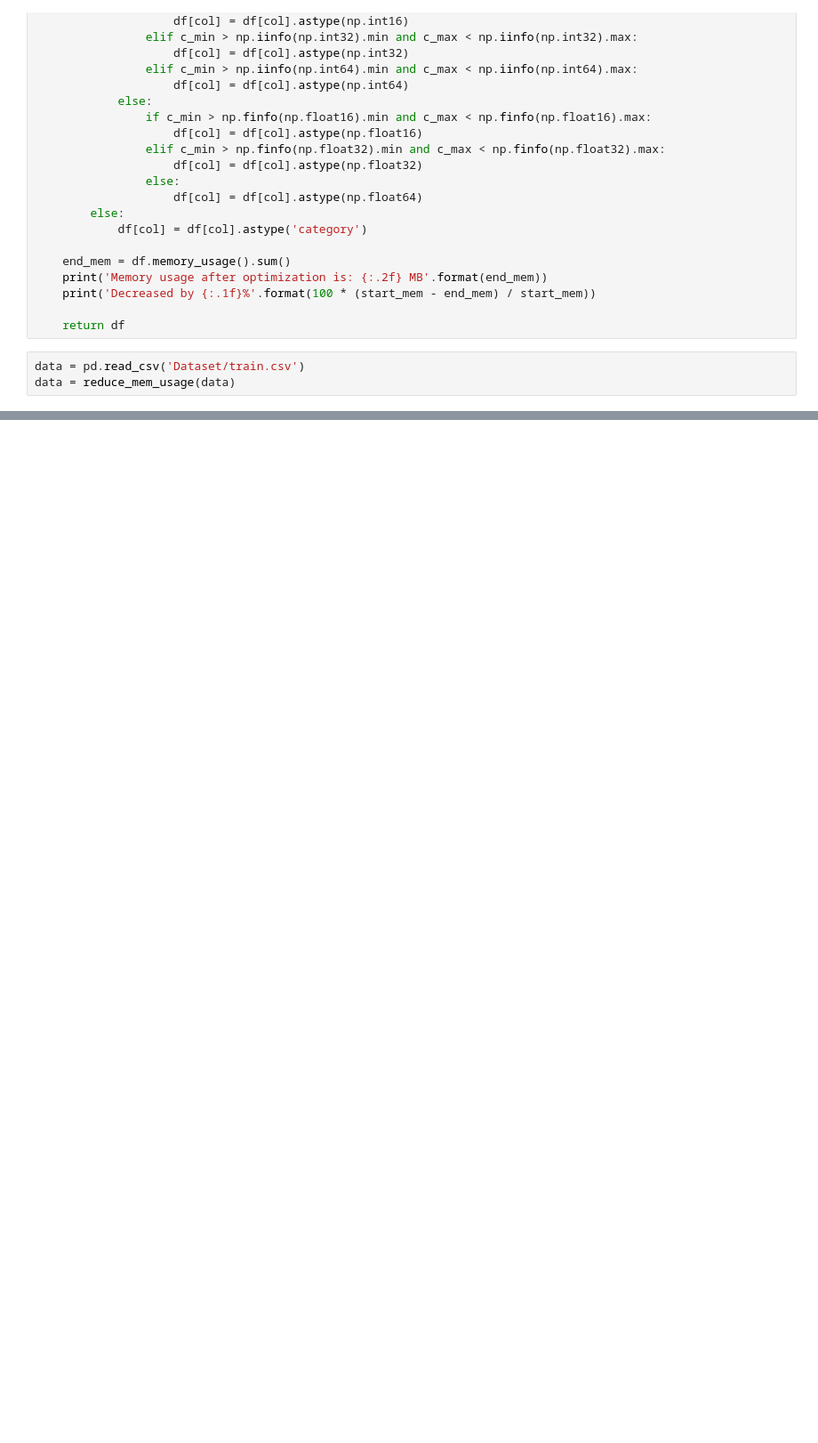
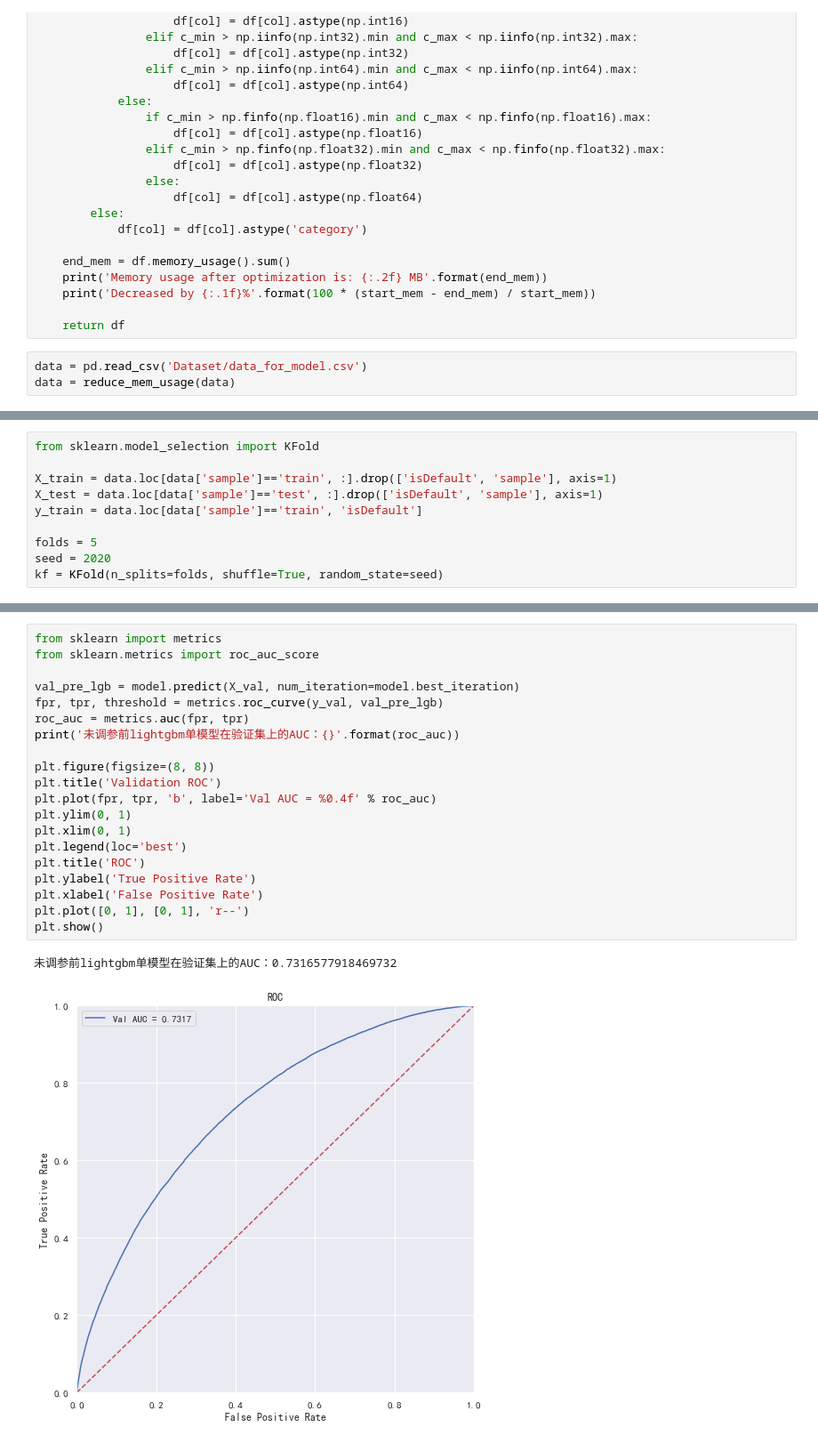
Before and after one commit to highroom/FinancialRiskControl, a Jupyter notebook: Task4 建模调参.ipynb, the cells around one changed output, grey strips where cells are left out. Shown: that part at 89% size. Cells and saved outputs as stored; diff of their text form; blank space fills up the shorter version.

```diff
--- a/Task4 建模调参.ipynb
+++ b/Task4 建模调参.ipynb
@@ -55,6 +55,6 @@ def reduce_mem_usage(df):
 
     return df
 # %%
-data = pd.read_csv('Dataset/train.csv')
+data = pd.read_csv('Dataset/data_for_model.csv')
 data = reduce_mem_usage(data)
 # %% [output]
@@ -63,0 +64,10 @@ Decreased by 75.8%
+# %%
+from sklearn.model_selection import KFold
+
+X_train = data.loc[data['sample']=='train', :].drop(['isDefault', 'sample'], axis=1)
+X_test = data.loc[data['sample']=='test', :].drop(['isDefault', 'sample'], axis=1)
+y_train = data.loc[data['sample']=='train', 'isDefault']
+
+folds = 5
+seed = 2020
+kf = KFold(n_splits=folds, shuffle=True, random_state=seed)
@@ -63,0 +110,23 @@ Decreased by 75.8%
+# %%
+from sklearn import metrics
+from sklearn.metrics import roc_auc_score
+
+val_pre_lgb = model.predict(X_val, num_iteration=model.best_iteration)
+fpr, tpr, threshold = metrics.roc_curve(y_val, val_pre_lgb)
+roc_auc = metrics.auc(fpr, tpr)
+print('未调参前lightgbm单模型在验证集上的AUC：{}'.format(roc_auc))
+
+plt.figure(figsize=(8, 8))
+plt.title('Validation ROC')
+plt.plot(fpr, tpr, 'b', label='Val AUC = %0.4f' % roc_auc)
+plt.ylim(0, 1)
+plt.xlim(0, 1)
+plt.legend(loc='best')
+plt.title('ROC')
+plt.ylabel('True Positive Rate')
+plt.xlabel('False Positive Rate')
+plt.plot([0, 1], [0, 1], 'r--')
+plt.show()
+# %% [output]
+未调参前lightgbm单模型在验证集上的AUC：0.7316577918469732
+[figure, added]
```
Also changed, not shown: parts of 7 cells of this notebook, 1 other file.
